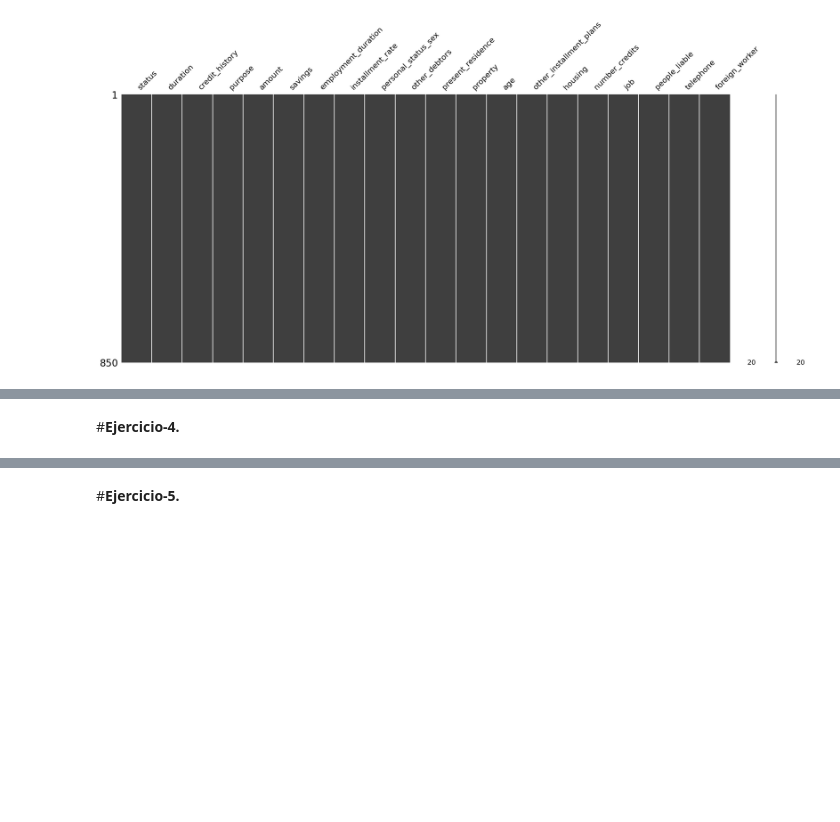
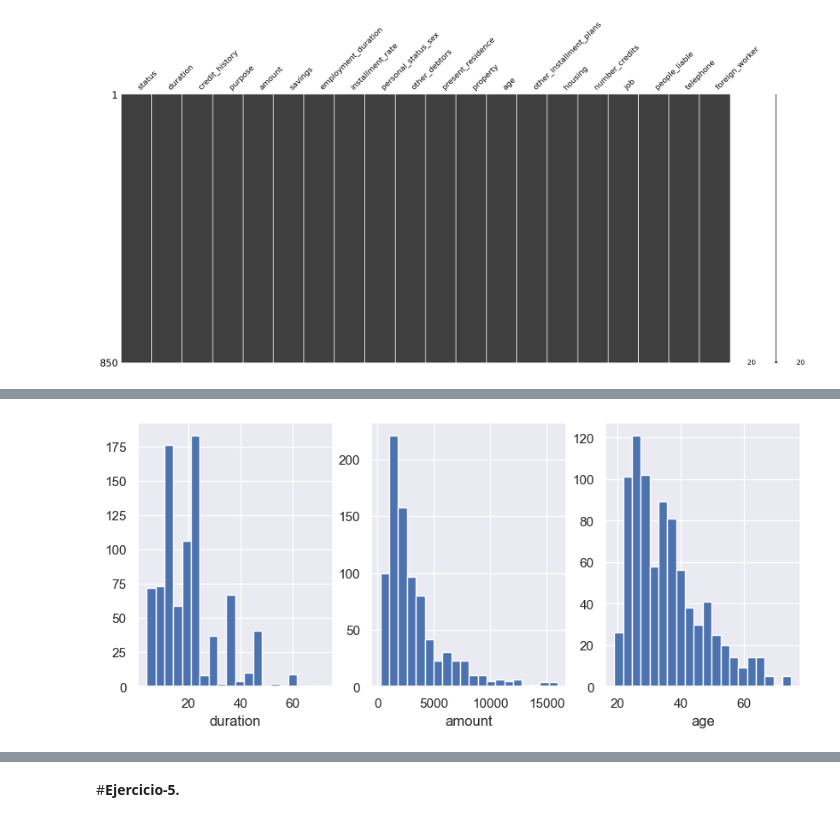
Before and after one commit to KarltonBotics/MNA-IA-Equipos51, a Jupyter notebook: Arboldedecision_Equipo51.ipynb, the cells around one changed output, grey strips where cells are left out. Saved outputs shown, nothing was run; the diff lists cells and outputs as text; code cells hidden in the pictures; blank space fills up the shorter version.

```diff
--- a/Arboldedecision_Equipo51.ipynb
+++ b/Arboldedecision_Equipo51.ipynb
@@ -410,2 +400,21 @@ Pipeline(steps=[('scalar', MinMaxScaler(feature_range=(1, 2))),
-# %% [markdown]
-#**Ejercicio-4.**
+# %%
+def plot_hist(X_train_data):
+  #Tamaño de la figura
+  sns.set(rc={'figure.figsize':(10,4)})
+  len_col = len(X_train_data.columns)
+  # ventana de 1x3 nichos para incluir en cada uno de ellos un gráfico.
+  fig, axes = plt.subplots(1, len_col)
+  for k in range(0,len_col):
+    plt.subplot(1, len_col, k+1)
+    # X_train_data.columns devuelve una lista con los nombres de las columnas.
+    plt.hist(X_train_data[X_train_data.columns[k]], bins=20)
+    plt.xlabel(X_train_data.columns[k])
+  plt.show()
+
+  X_train_data.describe()
+# %%
+#Copia de los features numéricos e impresión de la grafica de los datos del DataFrame
+X_train_num = X_train[df_num].copy()
+plot_hist(X_train_num)
+# %% [output]
+[figure, added]
```
Also changed, not shown: parts of 37 cells of this notebook.
